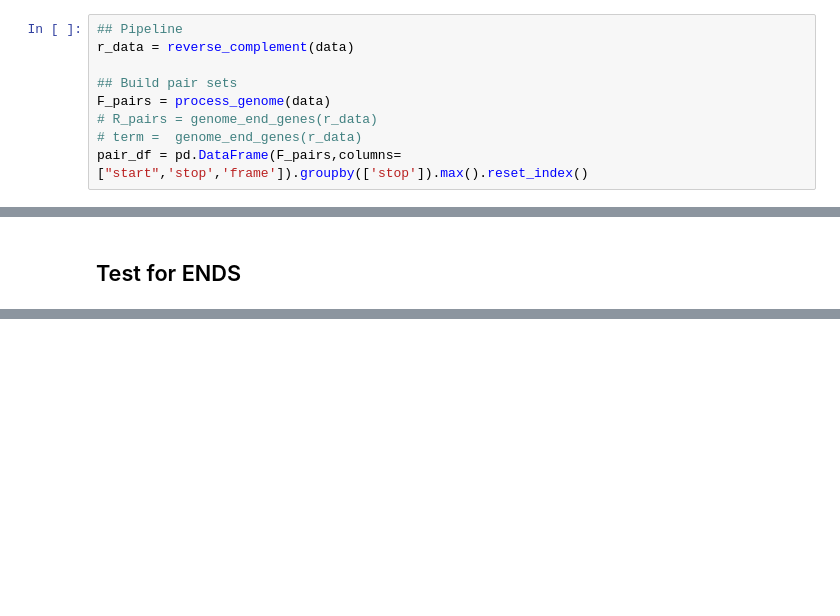
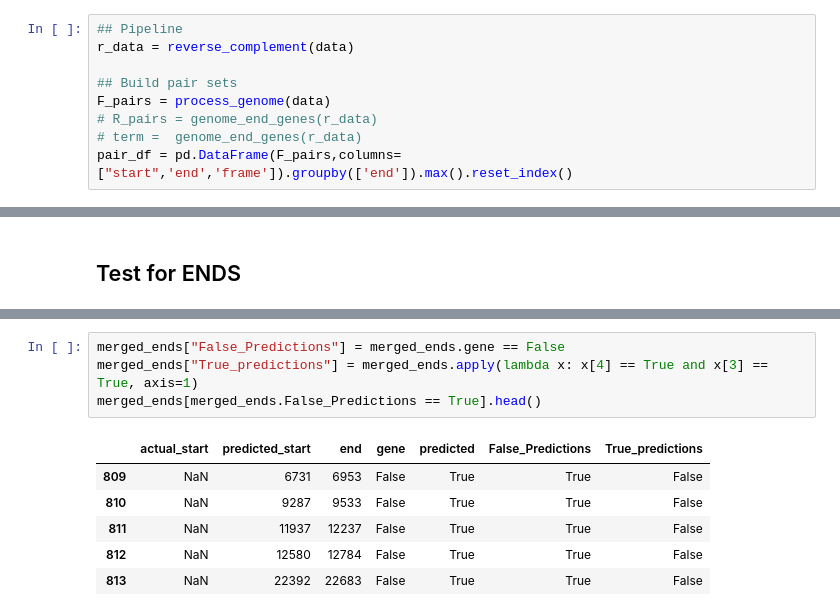
Before and after one commit to ingrid88/Bioinformatics-Kojak, a Jupyter notebook: StaphGenetics_ORFs-Copy1.ipynb, the cells around one changed output, grey strips where cells are left out. Cells and saved outputs as stored; diff of their text form; blank space fills up the shorter version.

```diff
--- a/StaphGenetics_ORFs-Copy1.ipynb
+++ b/StaphGenetics_ORFs-Copy1.ipynb
@@ -611,7 +611,7 @@ r_data = reverse_complement(data)
 F_pairs = process_genome(data)
 # R_pairs = genome_end_genes(r_data)
 # term =  genome_end_genes(r_data)
-pair_df = pd.DataFrame(F_pairs,columns=["start",'stop','frame']).groupby(['stop']).max().reset_index()
+pair_df = pd.DataFrame(F_pairs,columns=["start",'end','frame']).groupby(['end']).max().reset_index()
 # %%
 ##Downsample from potential regions
 
@@ -1488,0 +1559,11 @@ LogisticRegression Accuracy Score : 0.562351
+# %%
+merged_ends["False_Predictions"] = merged_ends.gene == False
+merged_ends["True_predictions"] = merged_ends.apply(lambda x: x[4] == True and x[3] == True, axis=1)
+merged_ends[merged_ends.False_Predictions == True].head()
+# %% [output]
+|  | actual_start | predicted_start | end | gene | predicted | False_Predictions | True_predictions |
+| 809 | NaN | 6731 | 6953 | False | True | True | False |
+| 810 | NaN | 9287 | 9533 | False | True | True | False |
+| 811 | NaN | 11937 | 12237 | False | True | True | False |
+| 812 | NaN | 12580 | 12784 | False | True | True | False |
+| 813 | NaN | 22392 | 22683 | False | True | True | False |
```
Also changed, not shown: parts of 16 cells of this notebook.
